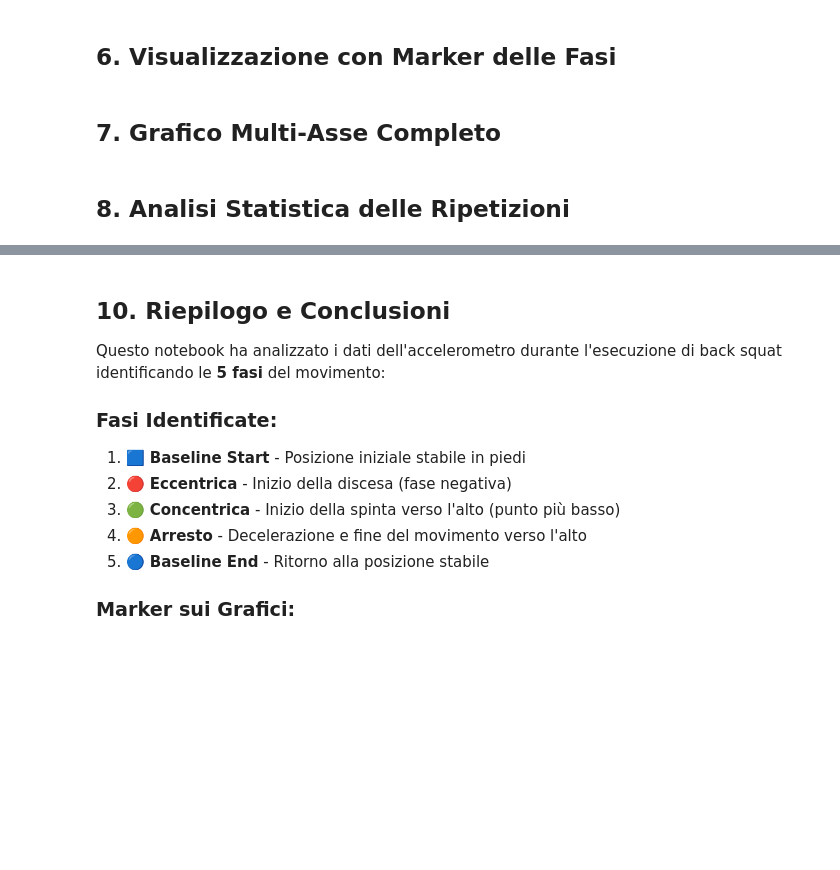
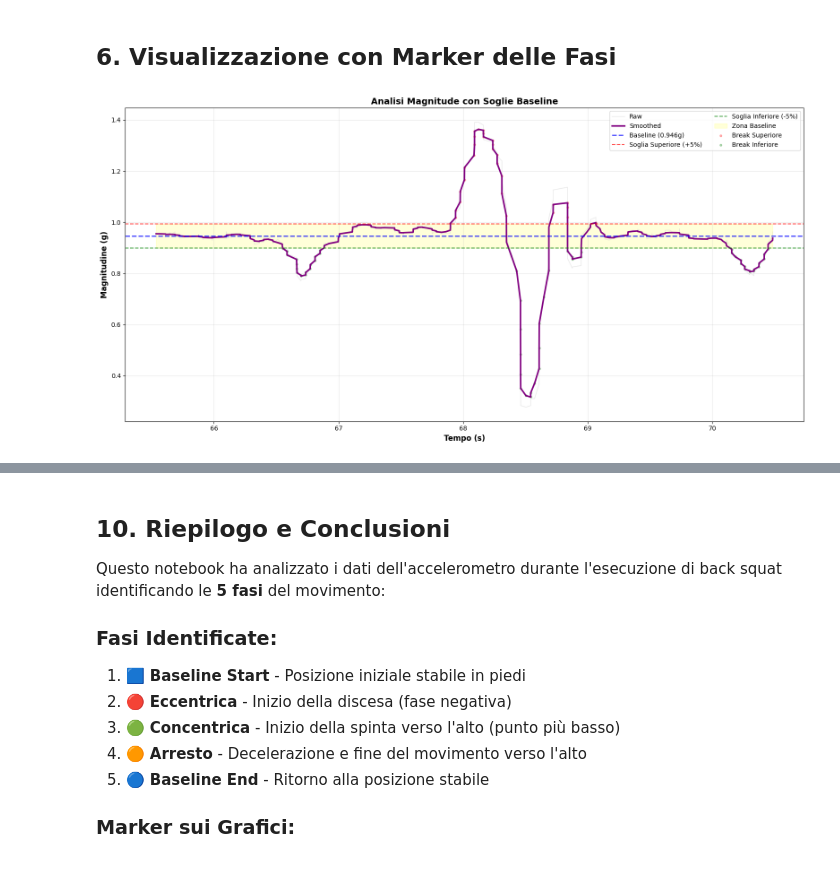
Before and after one commit to paoloartasensi/python_bt, a Jupyter notebook: squat_analysis.ipynb, the cells around one changed output, grey strips where cells are left out. Cells and saved outputs as stored; diff of their text form; code cells hidden in the pictures; blank space fills up the shorter version.

```diff
--- a/squat_analysis.ipynb
+++ b/squat_analysis.ipynb
@@ -37,7 +27,8 @@ Note: you may need to restart the kernel to use updated packages.
 ## 2. Caricamento Dati
 # %%
 # Carica il file CSV
-filename = 'accel_data_20251118_074755.csv'
+filename = 'accel_data_20251118_234801.csv'
+
 df = pd.read_csv(filename)
 
 # Mostra le prime righe
@@ -187,64 +166,34 @@ print("=" * 80)
 # %% [markdown]
 ## 6. Visualizzazione con Marker delle Fasi
 # %%
-fig, axes = plt.subplots(2, 1, figsize=(16, 10))
+fig, ax = plt.subplots(figsize=(16, 8))
 
-# Plot 1: Magnitudine con marker delle fasi
-ax1 = axes[0]
-ax1.plot(df['Timestamp'], df['Magnitude (g)'], 'lightgray', alpha=0.5, linewidth=1, label='Raw')
-ax1.plot(df['Timestamp'], df['Mag_smooth'], 'purple', linewidth=2, label='Smoothed')
+# Plot magnitudine
+ax.plot(df['Timestamp'], df['Magnitude (g)'], 'lightgray', alpha=0.5, linewidth=1, label='Raw')
+ax.plot(df['Timestamp'], df['Mag_smooth'], 'purple', linewidth=2.5, label='Smoothed')
 
-# Marker per tutte le fasi
-colors = {
-    'baseline_1': ('blue', 's', 'Baseline Start'),
-    'eccentric': ('red', 'v', 'Eccentrica (Discesa)'),
-    'concentric': ('green', '^', 'Concentrica (Spinta)'),
-    'arrest': ('orange', 'D', 'Arresto'),
-    'baseline_2': ('cyan', 's', 'Baseline End')
-}
+# Linee delle soglie
+ax.axhline(y=baseline_value, color='blue', linestyle='--', linewidth=2, label=f'Baseline ({baseline_value:.3f}g)', alpha=0.7)
+ax.axhline(y=upper_threshold, color='red', linestyle='--', linewidth=1.5, label=f'Soglia Superiore (+5%)', alpha=0.7)
+ax.axhline(y=lower_threshold, color='green', linestyle='--', linewidth=1.5, label=f'Soglia Inferiore (-5%)', alpha=0.7)
 
-for phase in phases:
-    for phase_name, (color, marker, label) in colors.items():
-        if phase_name in phase:
-            idx = phase[phase_name]
-            # Plot marker solo per la prima ripetizione per evitare duplicati nella legenda
-            if phase['rep'] == 1:
-                ax1.plot(df.iloc[idx]['Timestamp'], df.iloc[idx]['Mag_smooth'],
-                        marker=marker, color=color, markersize=12, label=label, zorder=5)
-            else:
-                ax1.plot(df.iloc[idx]['Timestamp'], df.iloc[idx]['Mag_smooth'],
-                        marker=marker, color=color, markersize=12, zorder=5)
+# Zona baseline (fill between)
+ax.fill_between(df['Timestamp'], lower_threshold, upper_threshold, color='yellow', alpha=0.15, label='Zona Baseline')
 
-ax1.set_ylabel('Magnitudine (g)', fontweight='bold', fontsize=12)
-ax1.set_title('Analisi Fasi Back Squat - Marker all\'Inizio di Ogni Fase', fontsize=14, fontweight='bold')
-ax1.grid(True, alpha=0.3)
-ax1.legend(loc='upper right', fontsize=9, ncol=2)
+# Evidenzia i punti dove le soglie vengono rotte
+if len(upper_breaks) > 0:
+    ax.scatter(timestamps[upper_breaks], mag[upper_breaks], color='red', s=10, alpha=0.3, label='Break Superiore')
 
-# Plot 2: Asse Y (verticale) con marker
-ax2 = axes[1]
-ax2.plot(df['Timestamp'], df['Y (g)'], 'lightgreen', alpha=0.4, linewidth=1, label='Raw')
-ax2.plot(df['Timestamp'], df['Y_smooth'], 'darkgreen', linewidth=2, label='Smoothed')
+if len(lower_breaks) > 0:
+    ax.scatter(timestamps[lower_breaks], mag[lower_breaks], color='green', s=10, alpha=0.3, label='Break Inferiore')
 
-# Marker per tutte le fasi sull'asse Y
-for phase in phases:
-    for phase_name, (color, marker, label) in colors.items():
-        if phase_name in phase:
-            idx = phase[phase_name]
-            if phase['rep'] == 1:
-                ax2.plot(df.iloc[idx]['Timestamp'], df.iloc[idx]['Y_smooth'],
-                        marker=marker, color=color, markersize=12, label=label, zorder=5)
-            else:
-                ax2.plot(df.iloc[idx]['Timestamp'], df.iloc[idx]['Y_smooth'],
-                        marker=marker, color=color, markersize=12, zorder=5)
-
-ax2.set_xlabel('Tempo (s)', fontweight='bold', fontsize=12)
-ax2.set_ylabel('Y - Asse Verticale (g)', fontweight='bold', fontsize=12)
-ax2.set_title('Accelerazione Verticale (Y) con Fasi', fontsize=14, fontweight='bold')
-ax2.grid(True, alpha=0.3)
-ax2.legend(loc='upper right', fontsize=9, ncol=2)
-ax2.axhline(y=0, color='black', linestyle='-', linewidth=0.5, alpha=0.5)
+ax.set_xlabel('Tempo (s)', fontweight='bold', fontsize=12)
+ax.set_ylabel('Magnitudine (g)', fontweight='bold', fontsize=12)
+ax.set_title('Analisi Magnitude con Soglie Baseline', fontsize=14, fontweight='bold')
+ax.grid(True, alpha=0.3)
+ax.legend(loc='upper right', fontsize=10, ncol=2)
 
 plt.tight_layout()
 plt.show()
+# %% [output]
+[figure, added]
-# %% [markdown]
-## 7. Grafico Multi-Asse Completo
@@ -322,2 +199,0 @@ plt.show()
-# %% [markdown]
-## 8. Analisi Statistica delle Ripetizioni
```
Also changed, not shown: parts of 16 cells of this notebook, 7 other files.
